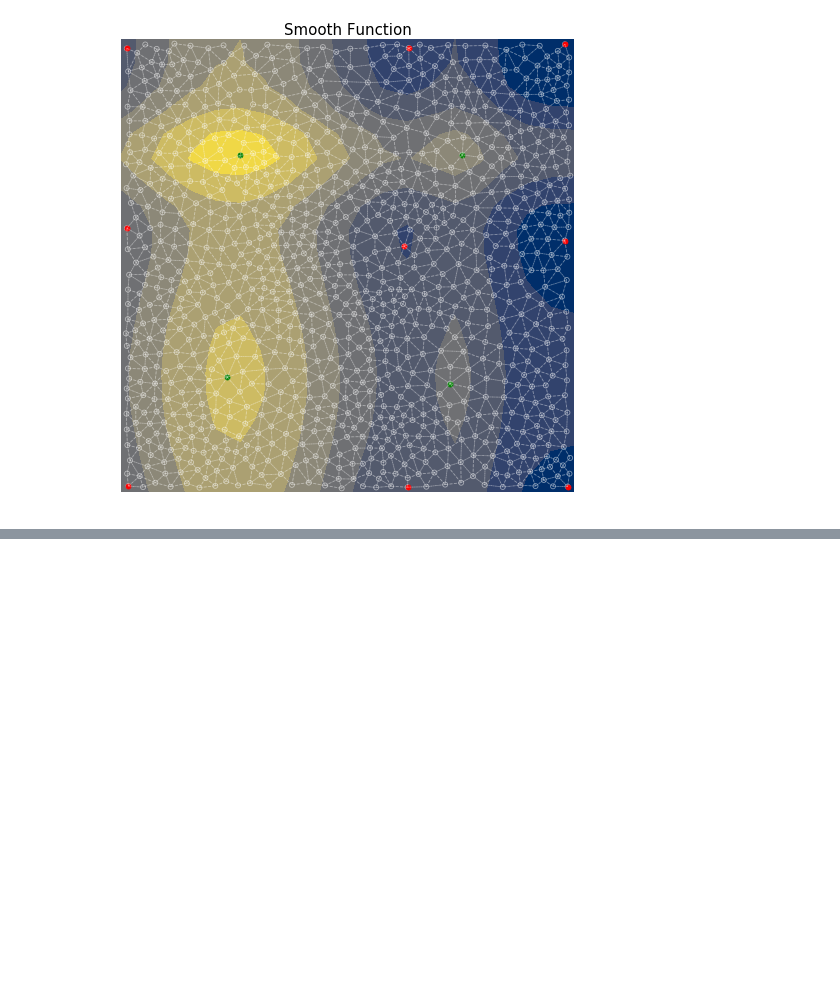
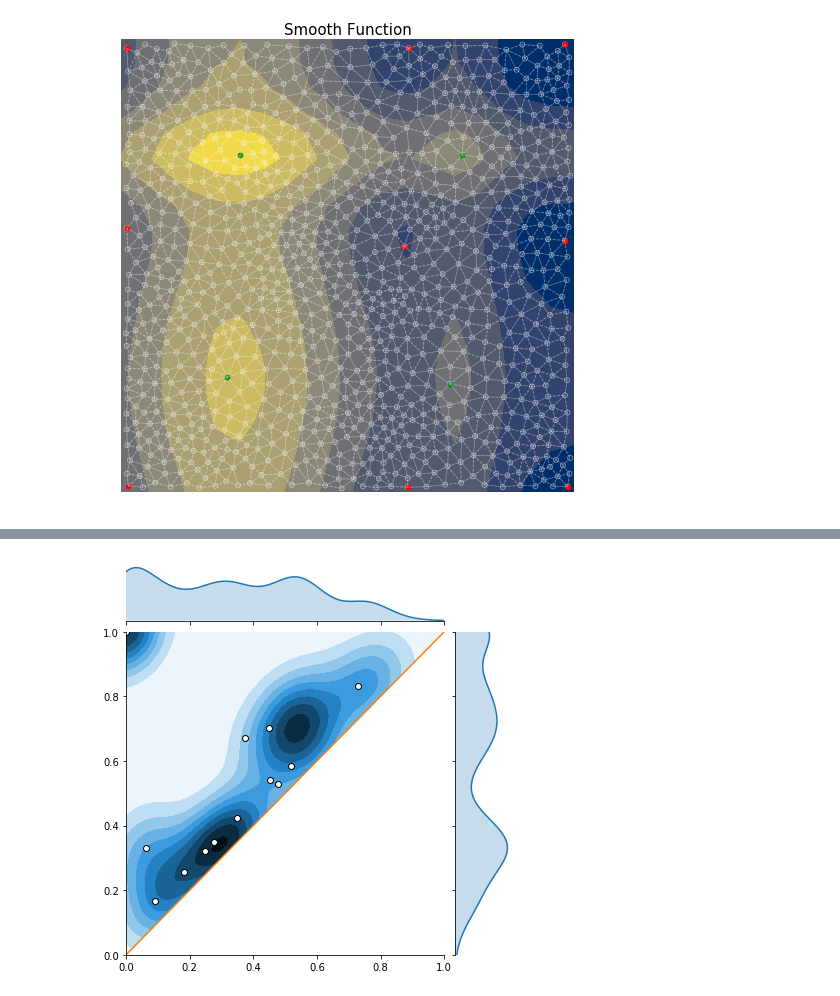
Before and after one commit to maljovec/topopy, a Jupyter notebook: ProbabilisticPersistenceDiagram.ipynb, the cells around one changed output, grey strips where cells are left out. Cells and saved outputs as stored; diff of their text form; code cells hidden in the pictures; blank space fills up the shorter version.

```diff
--- a/ProbabilisticPersistenceDiagram.ipynb
+++ b/ProbabilisticPersistenceDiagram.ipynb
@@ -208,0 +251,4 @@ ax.add_collection(lc)
+# %%
+plot_overlay(msc, 50, 100)
+# %% [output]
+[figure, added]
```
Also changed, not shown: parts of 9 cells of this notebook.
